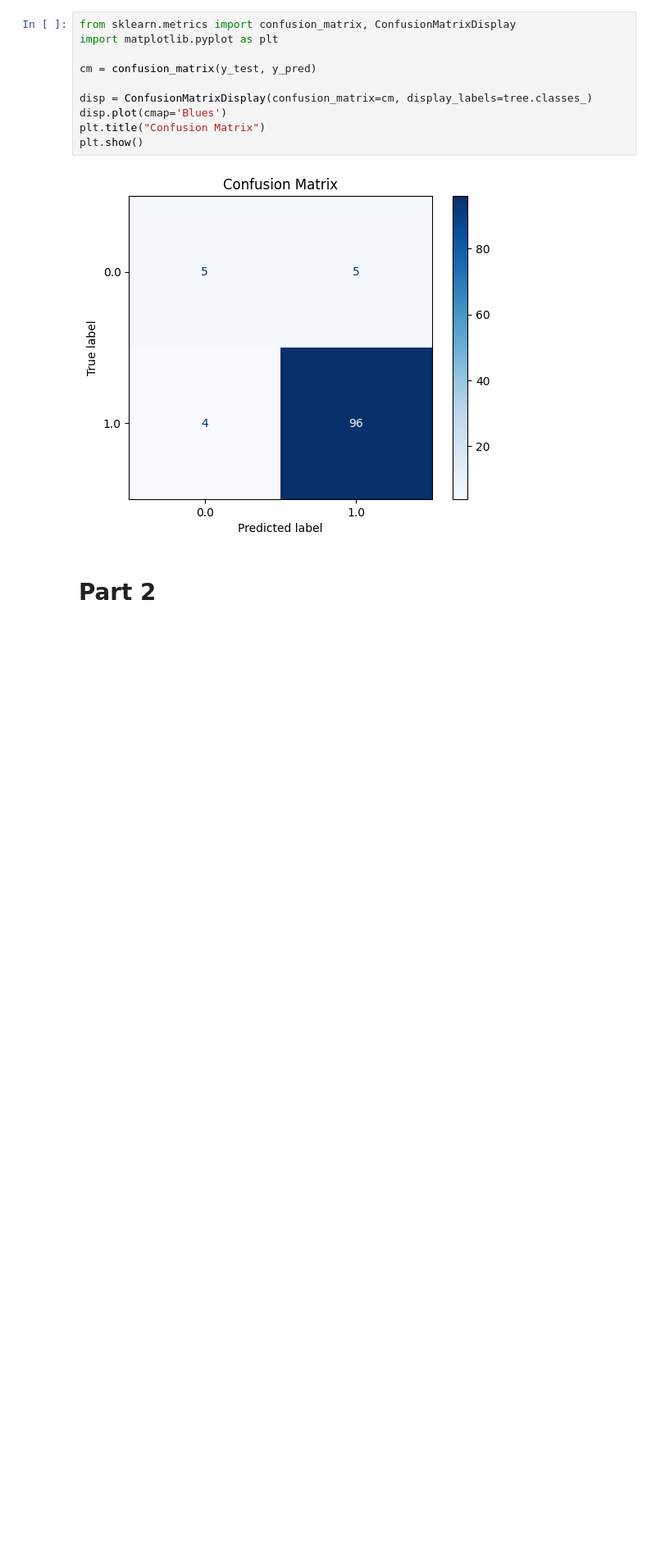
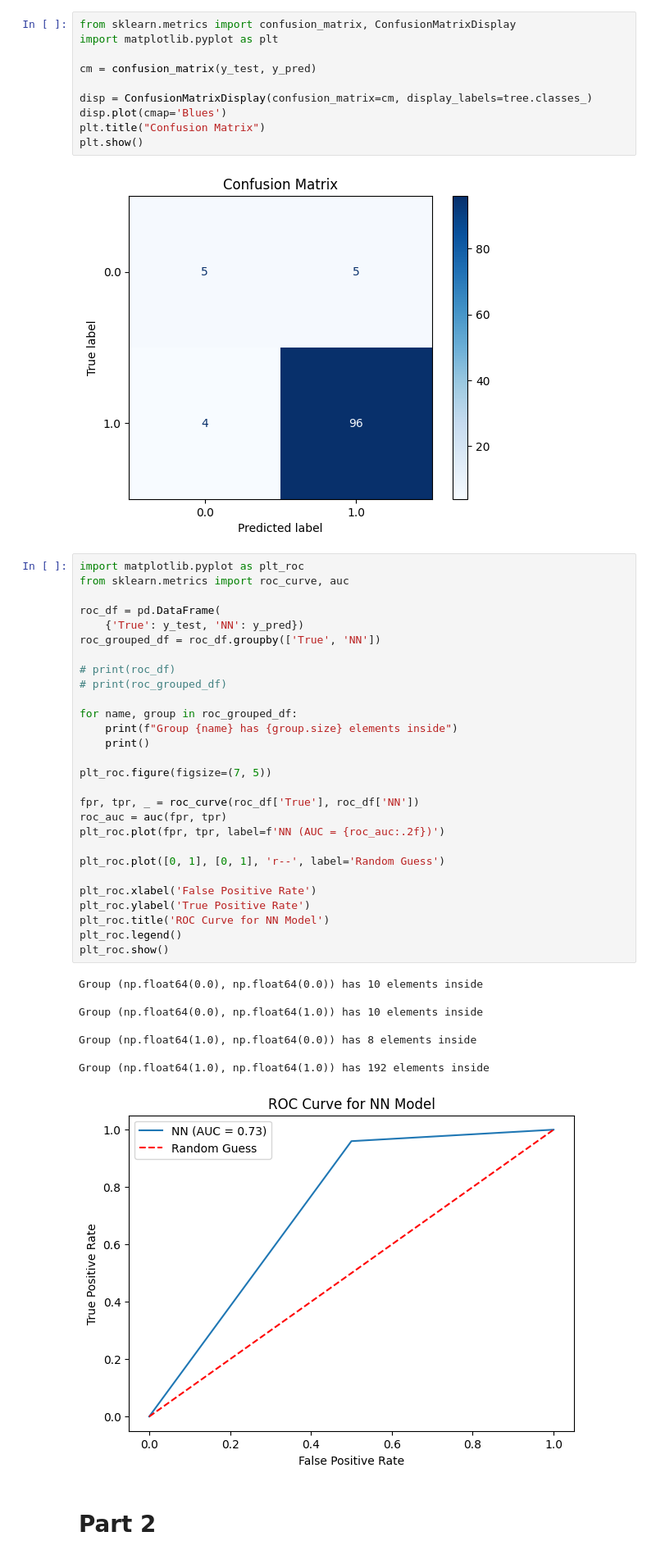
Before and after one commit to TheIcyStar/445-hw5, a Jupyter notebook: HW5-part1.ipynb, the cells around one changed output. Shown: that part at 82% size. Cells and saved outputs as stored; diff of their text form; blank space fills up the shorter version.

Commit message:
basic auc-roc graph implemented

```diff
--- a/HW5-part1.ipynb
+++ b/HW5-part1.ipynb
@@ -107,6 +107,43 @@ plt.title("Confusion Matrix")
 plt.show()
 # %% [output]
 [figure]
+# %%
+import matplotlib.pyplot as plt_roc
+from sklearn.metrics import roc_curve, auc
+
+roc_df = pd.DataFrame(
+    {'True': y_test, 'NN': y_pred})
+roc_grouped_df = roc_df.groupby(['True', 'NN'])
+
+# print(roc_df)
+# print(roc_grouped_df)
+
+for name, group in roc_grouped_df:
+    print(f"Group {name} has {group.size} elements inside")
+    print()
+
+plt_roc.figure(figsize=(7, 5))
+
+fpr, tpr, _ = roc_curve(roc_df['True'], roc_df['NN'])
+roc_auc = auc(fpr, tpr)
+plt_roc.plot(fpr, tpr, label=f'NN (AUC = {roc_auc:.2f})')
+
+plt_roc.plot([0, 1], [0, 1], 'r--', label='Random Guess')
+
+plt_roc.xlabel('False Positive Rate')
+plt_roc.ylabel('True Positive Rate')
+plt_roc.title('ROC Curve for NN Model')
+plt_roc.legend()
+plt_roc.show()
+# %% [output]
+Group (np.float64(0.0), np.float64(0.0)) has 10 elements inside
+
+Group (np.float64(0.0), np.float64(1.0)) has 10 elements inside
+
+Group (np.float64(1.0), np.float64(0.0)) has 8 elements inside
+
+Group (np.float64(1.0), np.float64(1.0)) has 192 elements inside
+[figure, added]
 # %% [markdown]
 # **Part 2**
 # %%
```
Also changed, not shown: parts of 1 cell of this notebook.
